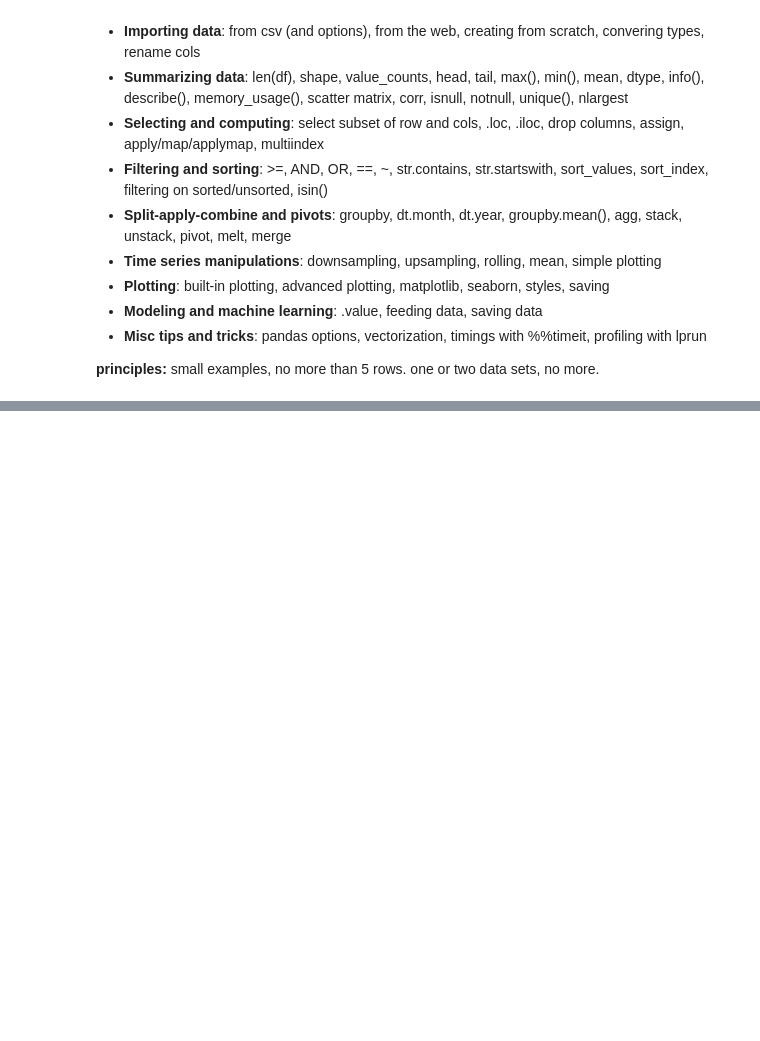
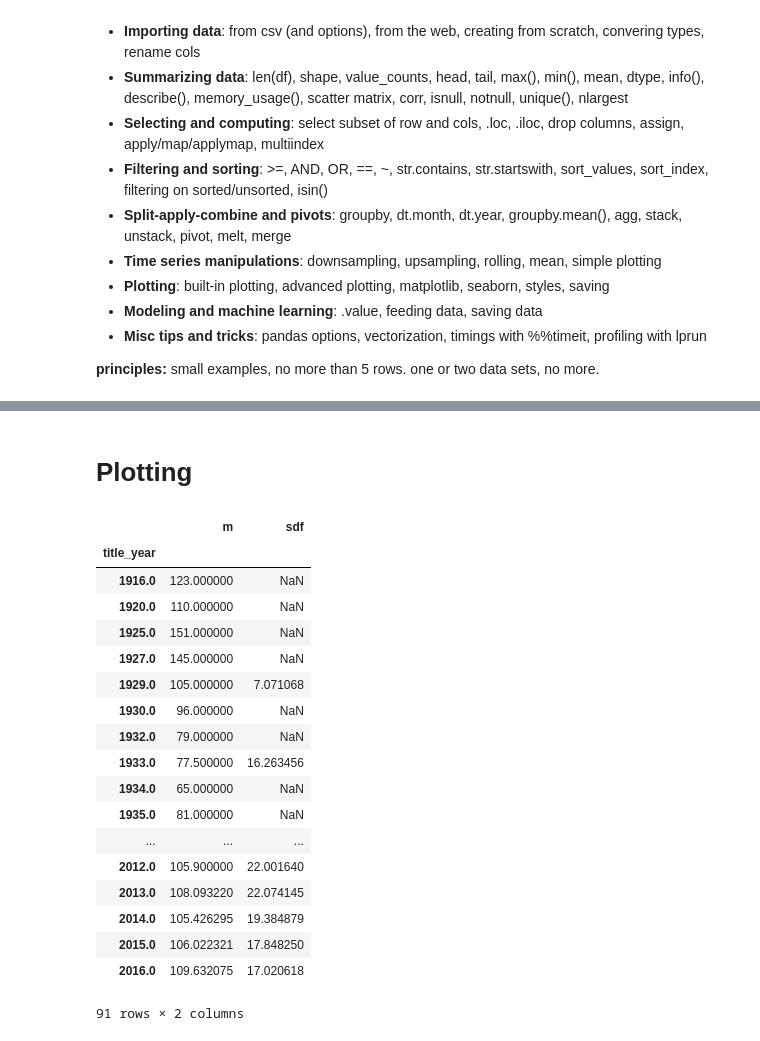
Before and after one commit to LowellWinston/awesome-pandas, a Jupyter notebook: cheat_sheet/Cheat Sheet.ipynb, the cells around one changed output, grey strips where cells are left out. Saved outputs shown, nothing was run; the diff lists cells and outputs as text; code cells hidden in the pictures; blank space fills up the shorter version.

```diff
--- a/cheat_sheet/Cheat Sheet.ipynb
+++ b/cheat_sheet/Cheat Sheet.ipynb
@@ -18,0 +376,30 @@
+# %% [markdown]
+# Plotting
+# %%
+to_plot = df.groupby(df.title_year).agg({df.duration.name:{'m':np.mean, 'sdf':np.std}})
+
+to_plot.columns = to_plot.columns.droplevel()
+
+#to_plot = to_plot.assign(low = lambda df: df.mean - df.std)
+
+to_plot
+# %% [output]
+|  | m | sdf |
+| title_year |  |  |
+| 1916.0 | 123.000000 | NaN |
+| 1920.0 | 110.000000 | NaN |
+| 1925.0 | 151.000000 | NaN |
+| 1927.0 | 145.000000 | NaN |
+| 1929.0 | 105.000000 | 7.071068 |
+| 1930.0 | 96.000000 | NaN |
+| 1932.0 | 79.000000 | NaN |
+| 1933.0 | 77.500000 | 16.263456 |
+| 1934.0 | 65.000000 | NaN |
+| 1935.0 | 81.000000 | NaN |
+| ... | ... | ... |
+| 2012.0 | 105.900000 | 22.001640 |
+| 2013.0 | 108.093220 | 22.074145 |
+| 2014.0 | 105.426295 | 19.384879 |
+| 2015.0 | 106.022321 | 17.848250 |
+| 2016.0 | 109.632075 | 17.020618 |
+91 rows × 2 columns
```
Also changed, not shown: parts of 47 cells of this notebook, 1 other file.
